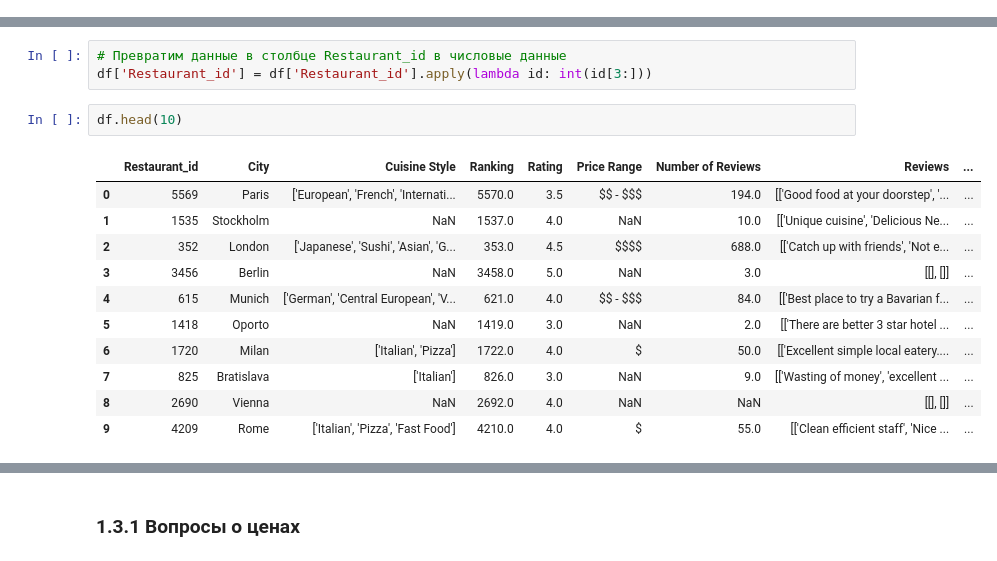
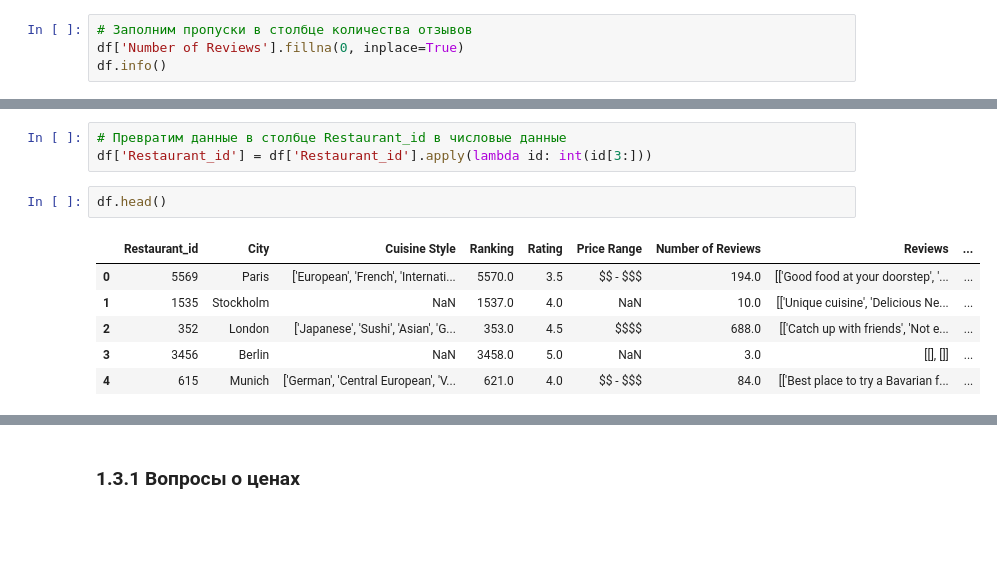
Before and after one commit to alexey300479/skill_factory_real_ds_course, a Jupyter notebook: RDS1_3_feature_engineering.ipynb, the cells around one changed output, grey strips where cells are left out. Drawn from its saved outputs; the diff is of its cells as text; blank space fills up the shorter version.

```diff
--- a/RDS1_3_feature_engineering.ipynb
+++ b/RDS1_3_feature_engineering.ipynb
@@ -34,3 +34,7 @@ Data columns (total 10 columns):
  9   ID_TA              40000 non-null  object
 dtypes: float64(3), object(7)
 memory usage: 3.1+ MB
+# %%
+# Заполним пропуски в столбце количества отзывов
+df['Number of Reviews'].fillna(0, inplace=True)
+df.info()
@@ -38,16 +60,11 @@ memory usage: 3.1+ MB
 # Превратим данные в столбце Restaurant_id в числовые данные
 df['Restaurant_id'] = df['Restaurant_id'].apply(lambda id: int(id[3:]))
 # %%
-df.head(10)
+df.head()
 # %% [output]
 |  | Restaurant_id | City | Cuisine Style | Ranking | Rating | Price Range | Number of Reviews | Reviews | ... |
 | 0 | 5569 | Paris | ['European', 'French', 'Internati... | 5570.0 | 3.5 | $$ - $$$ | 194.0 | [['Good food at your doorstep', '... | ... |
 | 1 | 1535 | Stockholm | NaN | 1537.0 | 4.0 | NaN | 10.0 | [['Unique cuisine', 'Delicious Ne... | ... |
 | 2 | 352 | London | ['Japanese', 'Sushi', 'Asian', 'G... | 353.0 | 4.5 | $$$$ | 688.0 | [['Catch up with friends', 'Not e... | ... |
 | 3 | 3456 | Berlin | NaN | 3458.0 | 5.0 | NaN | 3.0 | [[], []] | ... |
 | 4 | 615 | Munich | ['German', 'Central European', 'V... | 621.0 | 4.0 | $$ - $$$ | 84.0 | [['Best place to try a Bavarian f... | ... |
-| 5 | 1418 | Oporto | NaN | 1419.0 | 3.0 | NaN | 2.0 | [['There are better 3 star hotel ... | ... |
-| 6 | 1720 | Milan | ['Italian', 'Pizza'] | 1722.0 | 4.0 | $ | 50.0 | [['Excellent simple local eatery.... | ... |
-| 7 | 825 | Bratislava | ['Italian'] | 826.0 | 3.0 | NaN | 9.0 | [['Wasting of money', 'excellent ... | ... |
-| 8 | 2690 | Vienna | NaN | 2692.0 | 4.0 | NaN | NaN | [[], []] | ... |
-| 9 | 4209 | Rome | ['Italian', 'Pizza', 'Fast Food'] | 4210.0 | 4.0 | $ | 55.0 | [['Clean efficient staff', 'Nice ... | ... |
```
Also changed, not shown: parts of 33 cells of this notebook, 1 other file.
